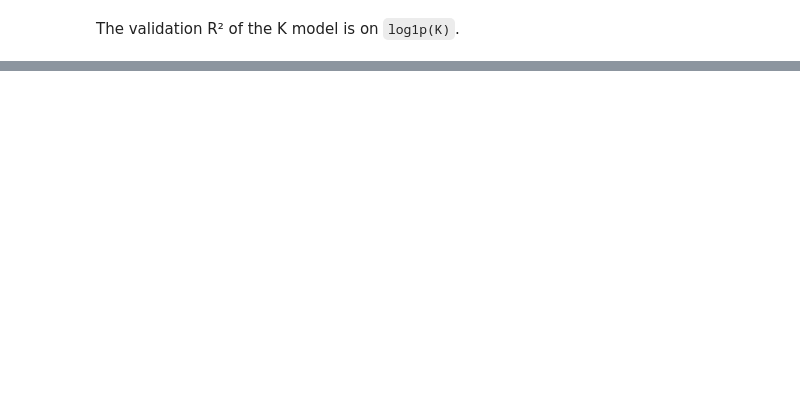
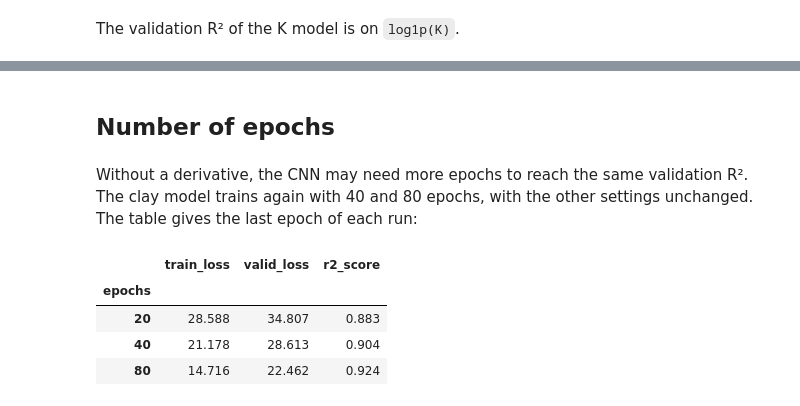
Before and after one commit to franckalbinet/ossl-rt-transfer, a Jupyter notebook: nbs/01_pretrain.ipynb, the cells around one changed output, grey strips where cells are left out. Saved outputs shown, nothing was run; the diff lists cells and outputs as text; code cells hidden in the pictures; blank space fills up the shorter version.

```diff
--- a/nbs/01_pretrain.ipynb
+++ b/nbs/01_pretrain.ipynb
@@ -102,3 +116,20 @@ The validation R² of the K model is on `log1p(K)`.
 # %%
 #| rtdata
 test_eq(load_pretrained(fnames['pH_H20']).state_dict().keys(), SpectralCNN().state_dict().keys())
+# %% [markdown]
+## Number of epochs
+# %% [markdown]
+Without a derivative, the CNN may need more epochs to reach the same validation R². The clay model trains again with 40 and 80 epochs, with the other settings unchanged. The table gives the last epoch of each run:
+# %%
+#| rtdata
+X, y, _ = data['clay_perc']
+Xp, eps = preprocess().fit_transform(X), [20, 40, 80]
+ep_fnames = {e: f'ossl_clay_perc_snv_ep{e}' for e in eps}
+for e in eps: pretrain(Xp, y, ep_fnames[e], epochs=e)
+pd.DataFrame({e: pretrain_history(f).iloc[-1] for e, f in ep_fnames.items()}).T.rename_axis('epochs').round(3)
+# %% [output]
+|  | train_loss | valid_loss | r2_score |
+| epochs |  |  |  |
+| 20 | 28.588 | 34.807 | 0.883 |
+| 40 | 21.178 | 28.613 | 0.904 |
+| 80 | 14.716 | 22.462 | 0.924 |
```
Also changed, not shown: parts of 11 cells of this notebook, 8 other files.
